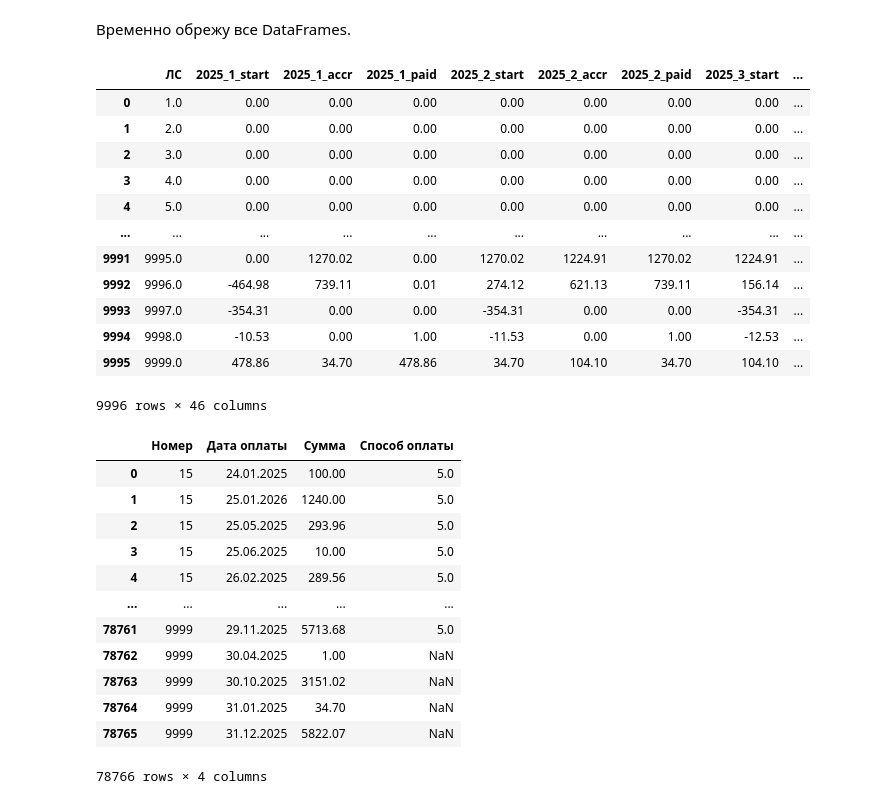
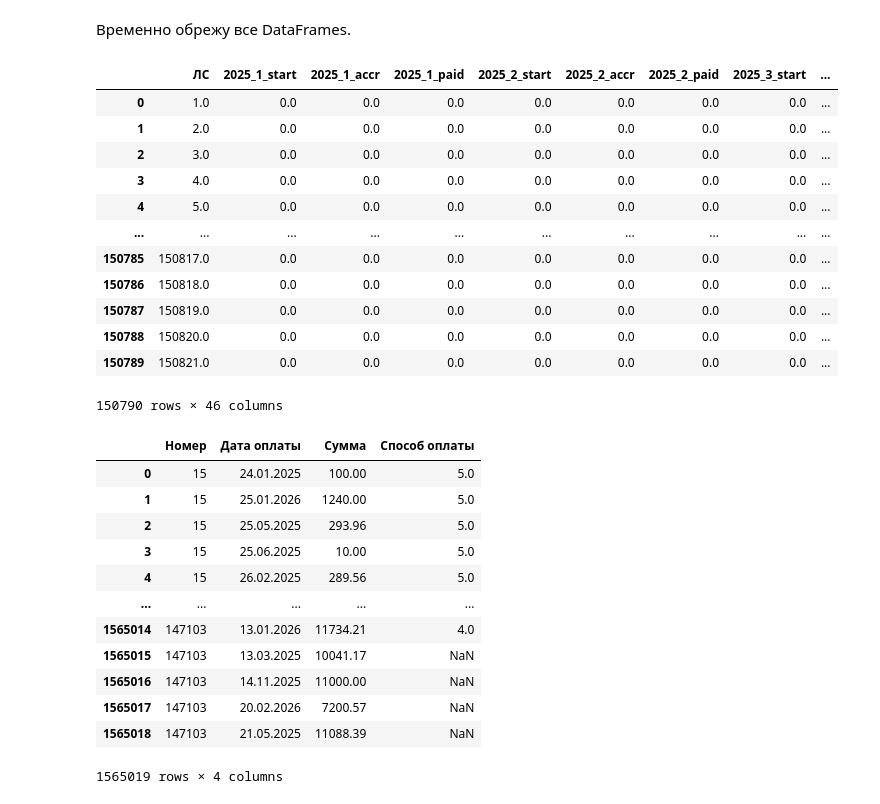
Before and after one commit to BystrovGladkov/Energo_Hack_Hackaton, a Jupyter notebook: data.ipynb, the cells around one changed output. Cells and saved outputs as stored; diff of their text form; code cells hidden in the pictures.

```diff
--- a/data.ipynb
+++ b/data.ipynb
@@ -10,24 +10,24 @@ payments = read_payments()
 # %% [markdown]
 Временно обрежу все DataFrames.
 # %%
-balances = balances[balances["ЛС"] < 10000]
+# balances = balances[balances["ЛС"] < 10000]
 balances
 # %% [output]
 |  | ЛС | 2025_1_start | 2025_1_accr | 2025_1_paid | 2025_2_start | 2025_2_accr | 2025_2_paid | 2025_3_start | ... |
-| 0 | 1.0 | 0.00 | 0.00 | 0.00 | 0.00 | 0.00 | 0.00 | 0.00 | ... |
-| 1 | 2.0 | 0.00 | 0.00 | 0.00 | 0.00 | 0.00 | 0.00 | 0.00 | ... |
-| 2 | 3.0 | 0.00 | 0.00 | 0.00 | 0.00 | 0.00 | 0.00 | 0.00 | ... |
-| 3 | 4.0 | 0.00 | 0.00 | 0.00 | 0.00 | 0.00 | 0.00 | 0.00 | ... |
-| 4 | 5.0 | 0.00 | 0.00 | 0.00 | 0.00 | 0.00 | 0.00 | 0.00 | ... |
+| 0 | 1.0 | 0.0 | 0.0 | 0.0 | 0.0 | 0.0 | 0.0 | 0.0 | ... |
+| 1 | 2.0 | 0.0 | 0.0 | 0.0 | 0.0 | 0.0 | 0.0 | 0.0 | ... |
+| 2 | 3.0 | 0.0 | 0.0 | 0.0 | 0.0 | 0.0 | 0.0 | 0.0 | ... |
+| 3 | 4.0 | 0.0 | 0.0 | 0.0 | 0.0 | 0.0 | 0.0 | 0.0 | ... |
+| 4 | 5.0 | 0.0 | 0.0 | 0.0 | 0.0 | 0.0 | 0.0 | 0.0 | ... |
 | ... | ... | ... | ... | ... | ... | ... | ... | ... | ... |
-| 9991 | 9995.0 | 0.00 | 1270.02 | 0.00 | 1270.02 | 1224.91 | 1270.02 | 1224.91 | ... |
-| 9992 | 9996.0 | -464.98 | 739.11 | 0.01 | 274.12 | 621.13 | 739.11 | 156.14 | ... |
-| 9993 | 9997.0 | -354.31 | 0.00 | 0.00 | -354.31 | 0.00 | 0.00 | -354.31 | ... |
-| 9994 | 9998.0 | -10.53 | 0.00 | 1.00 | -11.53 | 0.00 | 1.00 | -12.53 | ... |
-| 9995 | 9999.0 | 478.86 | 34.70 | 478.86 | 34.70 | 104.10 | 34.70 | 104.10 | ... |
+| 150785 | 150817.0 | 0.0 | 0.0 | 0.0 | 0.0 | 0.0 | 0.0 | 0.0 | ... |
+| 150786 | 150818.0 | 0.0 | 0.0 | 0.0 | 0.0 | 0.0 | 0.0 | 0.0 | ... |
+| 150787 | 150819.0 | 0.0 | 0.0 | 0.0 | 0.0 | 0.0 | 0.0 | 0.0 | ... |
+| 150788 | 150820.0 | 0.0 | 0.0 | 0.0 | 0.0 | 0.0 | 0.0 | 0.0 | ... |
+| 150789 | 150821.0 | 0.0 | 0.0 | 0.0 | 0.0 | 0.0 | 0.0 | 0.0 | ... |
-9996 rows × 46 columns
+150790 rows × 46 columns
 # %%
-payments = payments[payments["Номер"]<10000]
+# payments = payments[payments["Номер"]<10000]
 payments
 # %% [output]
 |  | Номер | Дата оплаты | Сумма | Способ оплаты |
@@ -37,10 +37,10 @@ payments
 | 3 | 15 | 25.06.2025 | 10.00 | 5.0 |
 | 4 | 15 | 26.02.2025 | 289.56 | 5.0 |
 | ... | ... | ... | ... | ... |
-| 78761 | 9999 | 29.11.2025 | 5713.68 | 5.0 |
-| 78762 | 9999 | 30.04.2025 | 1.00 | NaN |
-| 78763 | 9999 | 30.10.2025 | 3151.02 | NaN |
-| 78764 | 9999 | 31.01.2025 | 34.70 | NaN |
-| 78765 | 9999 | 31.12.2025 | 5822.07 | NaN |
+| 1565014 | 147103 | 13.01.2026 | 11734.21 | 4.0 |
+| 1565015 | 147103 | 13.03.2025 | 10041.17 | NaN |
+| 1565016 | 147103 | 14.11.2025 | 11000.00 | NaN |
+| 1565017 | 147103 | 20.02.2026 | 7200.57 | NaN |
+| 1565018 | 147103 | 21.05.2025 | 11088.39 | NaN |
-78766 rows × 4 columns
+1565019 rows × 4 columns
 # %%
```
Also changed, not shown: parts of 6 cells of this notebook, 7 other files.
